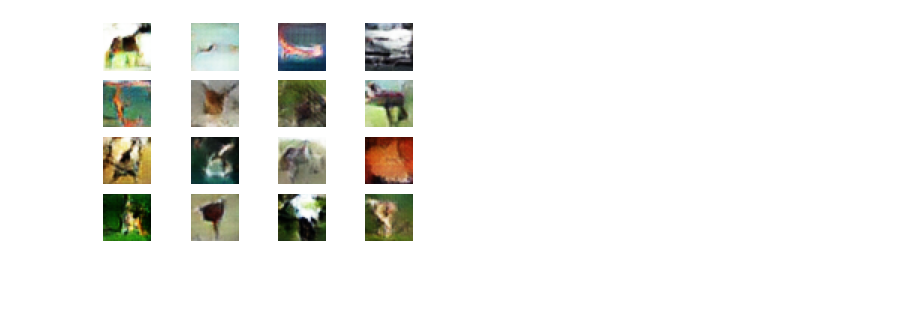
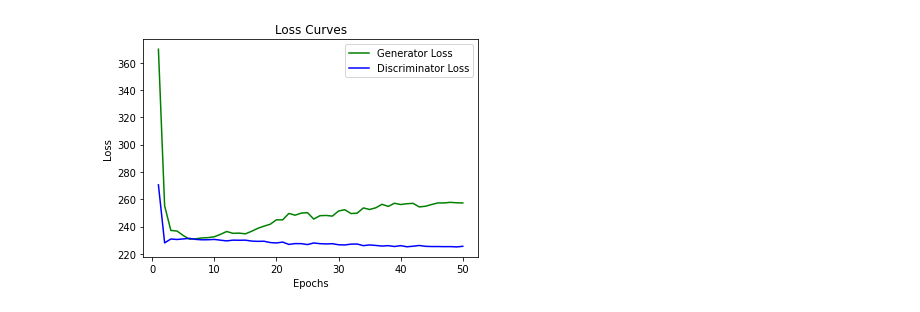
Before and after one commit to ShreyBana/DCGAN, a Jupyter notebook: DCGAN.ipynb, the cells around one changed output. Drawn from its saved outputs; the diff is of its cells as text; code cells hidden in the pictures; blank space fills up the shorter version.

```diff
--- a/DCGAN.ipynb
+++ b/DCGAN.ipynb
@@ -168,33 +157,33 @@ SEED = tf.random.normal([EXAMPLES, NOISE_SIZE])
 def train_step(images):
     noise_fake = tf.random.normal([BATCH_SIZE, NOISE_SIZE])
     noise_real = tf.random.normal(list(images.shape), 0, 0.0001, tf.float64)
-    images = tf.math.add(images, noise_real)
+    images = tf.math.add(images, noise_real) # adding some noise to input images
 
     with tf.GradientTape() as gen_tape, tf.GradientTape() as disc_tape:
-        generated_images = generator(noise_fake, training=True)
+        generated = generate(generator, noise_fake, print=False, training=True)
 
-        real_output = discriminator(images, training=True)
-        fake_output = discriminator(generated_images, training=True)
+        real_output = predict(discriminator, images, print=False, training=True)
+        fake_output = predict(discriminator, generated, print=False, training=True)
 
-        gen_loss = generator_loss(fake_output)
-        disc_loss = discriminator_loss(real_output, fake_output)
+        gen_loss = J_G(fake_output)
+        disc_loss = J_D(real_output, fake_output)
 
+    gen_gradients = gen_tape.gradient(gen_loss, generator.trainable_variables)
+    disc_gradients = disc_tape.gradient(disc_loss, discriminator.trainable_variables)
 
-    gradients_of_generator = gen_tape.gradient(gen_loss, generator.trainable_variables)
-    gradients_of_discriminator = disc_tape.gradient(disc_loss, discriminator.trainable_variables)
-
-    generator_optimizer.apply_gradients(zip(gradients_of_generator, generator.trainable_variables))
-    discriminator_optimizer.apply_gradients(zip(gradients_of_discriminator, discriminator.trainable_variables))
+    gen_optimizer.apply_gradients(zip(gen_gradients, generator.trainable_variables))
+    disc_optimizer.apply_gradients(zip(disc_gradients, discriminator.trainable_variables))
 
     return gen_loss, disc_loss
 # %%
-def train(Dataset, Epochs):
+def train(dataset, epochs):
     gen_loss, disc_loss = [], []
-    for epoch in range(Epochs):
+    starting_time = time.time()
+    for epoch in range(epochs):
         start = time.time()
         gl, dl = 0, 0
 
-        for batch in Dataset:
+        for batch in dataset:
             temp1, temp2 = train_step(batch)
             gl += temp1
             dl += temp2
@@ -203,7 +192,7 @@ def train(Dataset, Epochs):
         dl = np.mean(dl)
 
         display.clear_output(wait=True)
-        generate_and_save_images(generator, epoch + 1, SEED)
+        generate(generator, SEED, print=True, training=False)
 
         print('Time for epoch {} is {} sec'.format(epoch + 1, time.time() - start))
         print('Generator loss: {}'.format(gl))
@@ -213,6 +202,14 @@ def train(Dataset, Epochs):
         disc_loss.append(dl)
 
     display.clear_output(wait=True)
-    generate_and_save_images(generator, Epochs, SEED)
+    plt.plot(range(1, epochs + 1), gen_loss, 'g', label='Generator Loss')
+    plt.plot(range(1, epochs + 1), disc_loss, 'b', label='Discriminator Loss')
+    plt.title('Loss Curves')
+    plt.xlabel('Epochs')
+    plt.ylabel('Loss')
+    plt.legend()
+    plt.show()
 
-    return gen_loss, disc_loss
+    print('Total time: {} minutes'.format((time.time() - starting_time) / 60))
+    print('Final Generator Loss: {}'.format(gen_loss[-1]))
+    print('Final Discriminator Loss: {}'.format(disc_loss[-1]))
@@ -230,4 +216,4 @@ def generate_and_save_images(model, epoch, test_input):
 # %%
-gen_loss, disc_loss = train(train_dataset, EPOCHS)
+train(train_dataset, EPOCHS)
 # %% [output]
-[figure, old version]
+[figure, new version]
```
Also changed, not shown: parts of 24 cells of this notebook.
